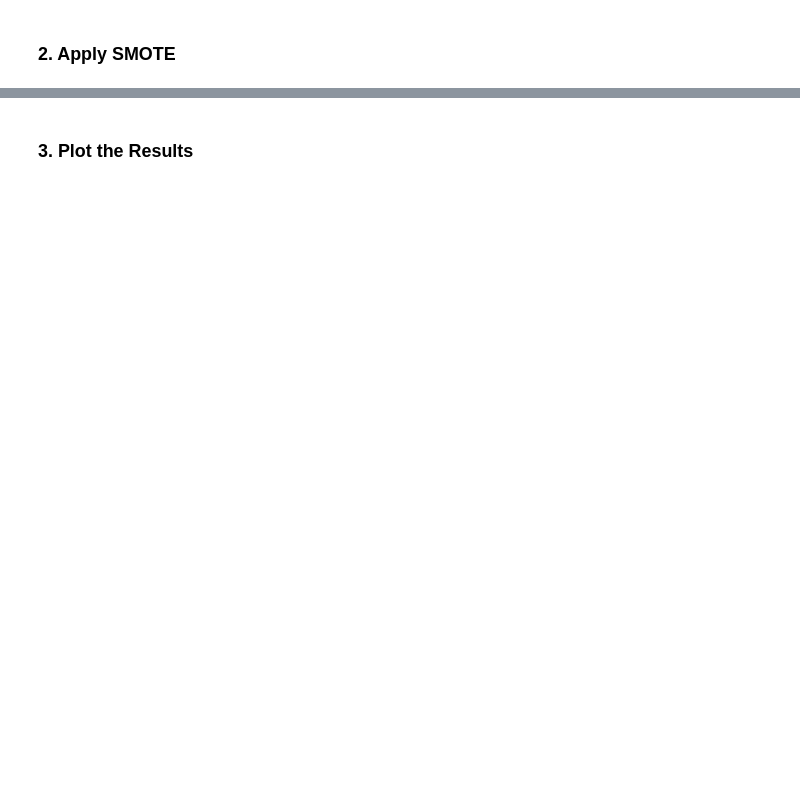
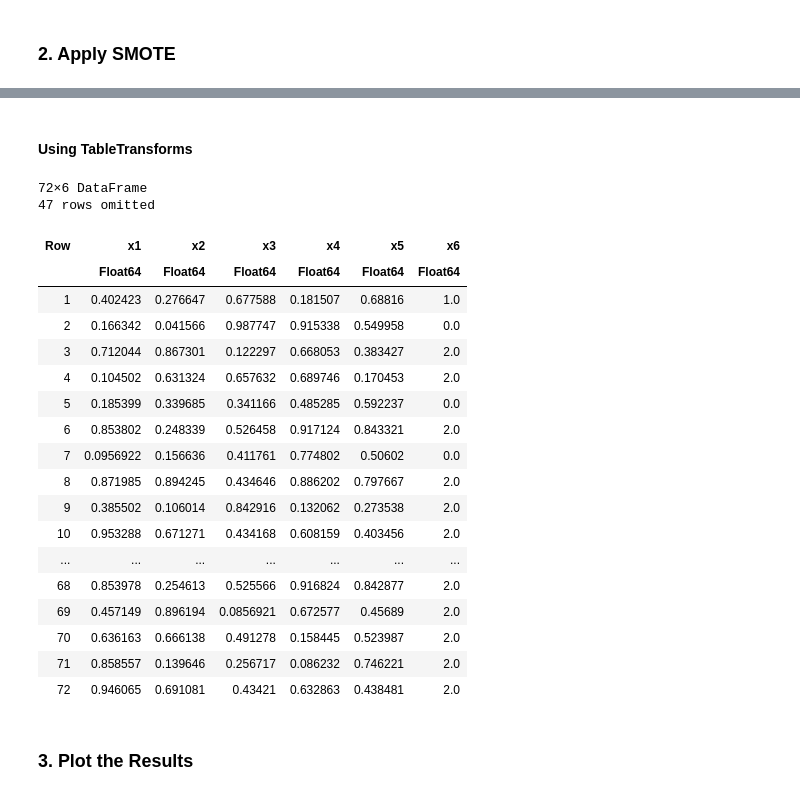
Before and after one commit to JuliaAI/Imbalance.jl, a Jupyter notebook: examples/smote.ipynb, the cells around one changed output, grey strips where cells are left out. Cells and saved outputs as stored; diff of their text form; code cells hidden in the pictures; blank space fills up the shorter version.

```diff
--- a/examples/smote.ipynb
+++ b/examples/smote.ipynb
@@ -44,3 +92,29 @@ Xover, yover = transform(mach, X, y)
+# %% [markdown]
+#### Using TableTransforms
+# %%
+smote_model_t = SMOTE_t(y_ind, ratios=Dict(0=>1.2, 1=> 1.2, 2=>1.2), rng=42)
+Xyover = Xy |> smote_model_t
+# %% [output]
+72×6 DataFrame
+47 rows omitted
+| Row | x1 | x2 | x3 | x4 | x5 | x6 |
+|  | Float64 | Float64 | Float64 | Float64 | Float64 | Float64 |
+| 1 | 0.402423 | 0.276647 | 0.677588 | 0.181507 | 0.68816 | 1.0 |
+| 2 | 0.166342 | 0.041566 | 0.987747 | 0.915338 | 0.549958 | 0.0 |
+| 3 | 0.712044 | 0.867301 | 0.122297 | 0.668053 | 0.383427 | 2.0 |
+| 4 | 0.104502 | 0.631324 | 0.657632 | 0.689746 | 0.170453 | 2.0 |
+| 5 | 0.185399 | 0.339685 | 0.341166 | 0.485285 | 0.592237 | 0.0 |
+| 6 | 0.853802 | 0.248339 | 0.526458 | 0.917124 | 0.843321 | 2.0 |
+| 7 | 0.0956922 | 0.156636 | 0.411761 | 0.774802 | 0.50602 | 0.0 |
+| 8 | 0.871985 | 0.894245 | 0.434646 | 0.886202 | 0.797667 | 2.0 |
+| 9 | 0.385502 | 0.106014 | 0.842916 | 0.132062 | 0.273538 | 2.0 |
+| 10 | 0.953288 | 0.671271 | 0.434168 | 0.608159 | 0.403456 | 2.0 |
+| ... | ... | ... | ... | ... | ... | ... |
+| 68 | 0.853978 | 0.254613 | 0.525566 | 0.916824 | 0.842877 | 2.0 |
+| 69 | 0.457149 | 0.896194 | 0.0856921 | 0.672577 | 0.45689 | 2.0 |
+| 70 | 0.636163 | 0.666138 | 0.491278 | 0.158445 | 0.523987 | 2.0 |
+| 71 | 0.858557 | 0.139646 | 0.256717 | 0.086232 | 0.746221 | 2.0 |
+| 72 | 0.946065 | 0.691081 | 0.43421 | 0.632863 | 0.438481 | 2.0 |
 # %% [markdown]
 ### 3. Plot the Results
 # %%
```
Also changed, not shown: parts of 9 cells of this notebook, 8 other files.
